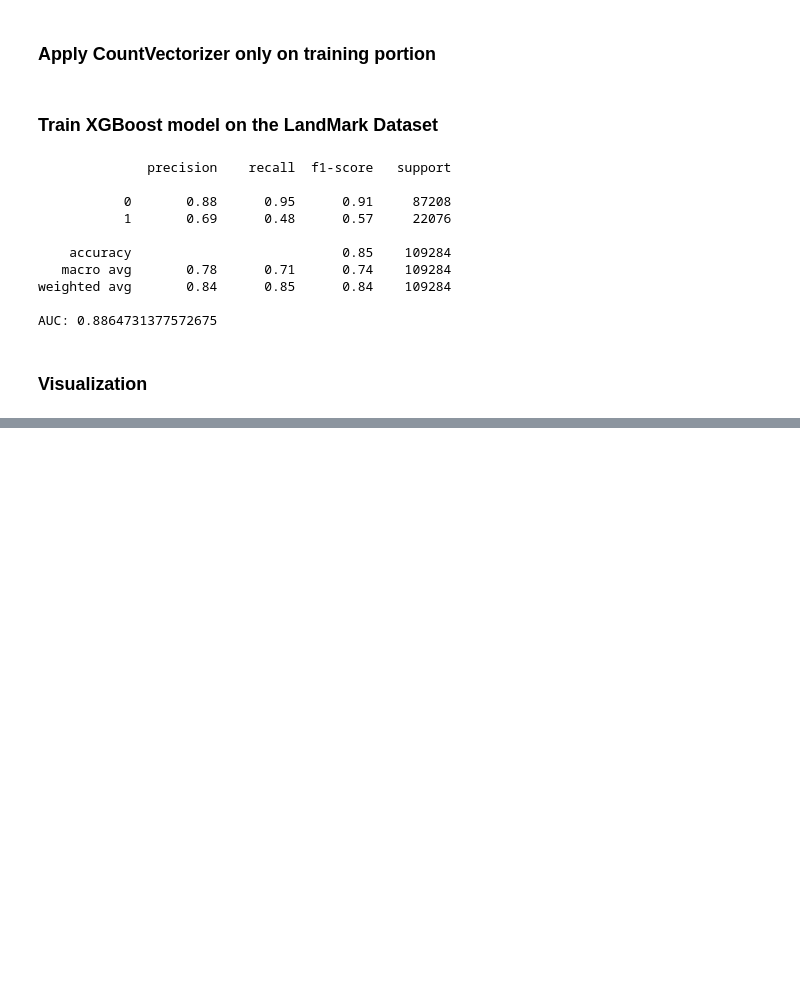
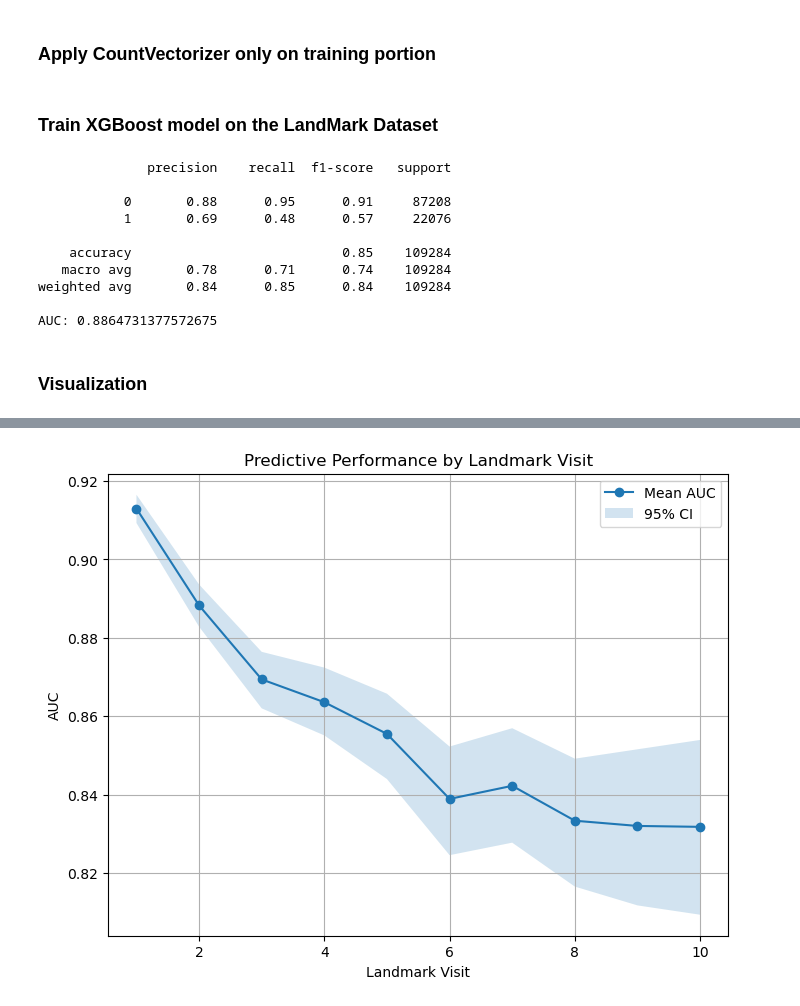
Before and after one commit to michechi/LLMSeq, a Jupyter notebook: src/xgboost.ipynb, the cells around one changed output, grey strips where cells are left out. Drawn from its saved outputs; the diff is of its cells as text; code cells hidden in the pictures; blank space fills up the shorter version.

```diff
--- a/src/xgboost.ipynb
+++ b/src/xgboost.ipynb
@@ -260,4 +617,5 @@ landmark_df.head(5)
 # %%
+landmark_df = pd.read_csv("landmark_df.csv")
 patients = landmark_df['subject_id'].unique()
 train_patients, test_patients = train_test_split(patients, test_size=0.2, random_state=42)
 
@@ -339,0 +754,57 @@ plt.show()
+# %%
+import warnings
+# Just explicitly reset test_df indices clearly:
+test_df = test_df.reset_index(drop=True)
+
+# convert X_test explicitly for indexing:
+X_test_csr = X_test.tocsr()
+
+landmarks = sorted(test_df['landmark_visit'].unique())
+mean_auc = []
+lower_ci = []
+upper_ci = []
+valid_landmarks = []
+
+for landmark in range(1, 11):
+    subset = test_df[test_df['landmark_visit'] == landmark]
+
+    if len(subset) == 0:
+        continue  # explicitly skip empty subsets
+
+    preds = model.predict_proba(X_test_csr[subset.index.values])[:, 1]
+    true_labels = subset['death_in_90days'].values
+
+    # Explicitly check if both classes exist:
+    if len(np.unique(true_labels)) < 2:
+        warnings.warn(f"Skipping landmark {landmark}: Only one class present in true labels.")
+        continue  # skip this landmark explicitly
+
+    auc = roc_auc_score(true_labels, preds)
+    mean_auc.append(auc)
+    valid_landmarks.append(landmark)
+
+    # Bootstrap explicitly confidence intervals:
+    bootstrapped_scores = []
+    np.random.seed(42)
+    for _ in range(1000):
+        indices = np.random.choice(len(preds), len(preds), replace=True)
+        if len(np.unique(true_labels[indices])) < 2:
+            continue
+        bootstrapped_scores.append(roc_auc_score(true_labels[indices], preds[indices]))
+
+    sorted_scores = np.sort(bootstrapped_scores)
+    lower_ci.append(sorted_scores[int(0.025 * len(sorted_scores))])
+    upper_ci.append(sorted_scores[int(0.975 * len(sorted_scores))])
+
+# Explicit plotting clearly:
+plt.figure(figsize=(8,6))
+plt.plot(valid_landmarks, mean_auc, marker='o', label='Mean AUC')
+plt.fill_between(valid_landmarks, lower_ci, upper_ci, alpha=0.2, label='95% CI')
+plt.xlabel('Landmark Visit')
+plt.ylabel('AUC')
+plt.title('Predictive Performance by Landmark Visit')
+plt.grid()
+plt.legend()
+plt.show()
+# %% [output]
+[figure, added]
```
Also changed, not shown: parts of 18 cells of this notebook, 1 other file.
